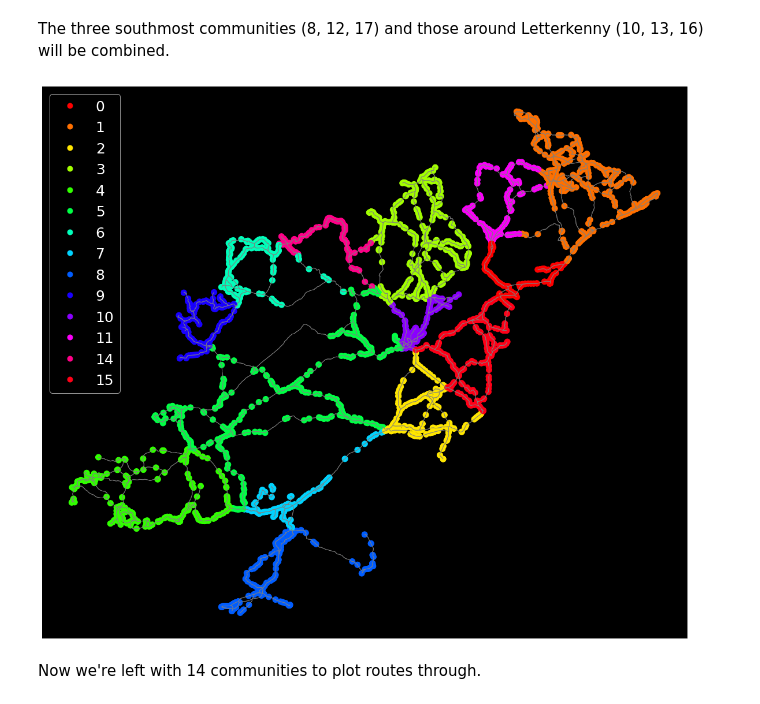
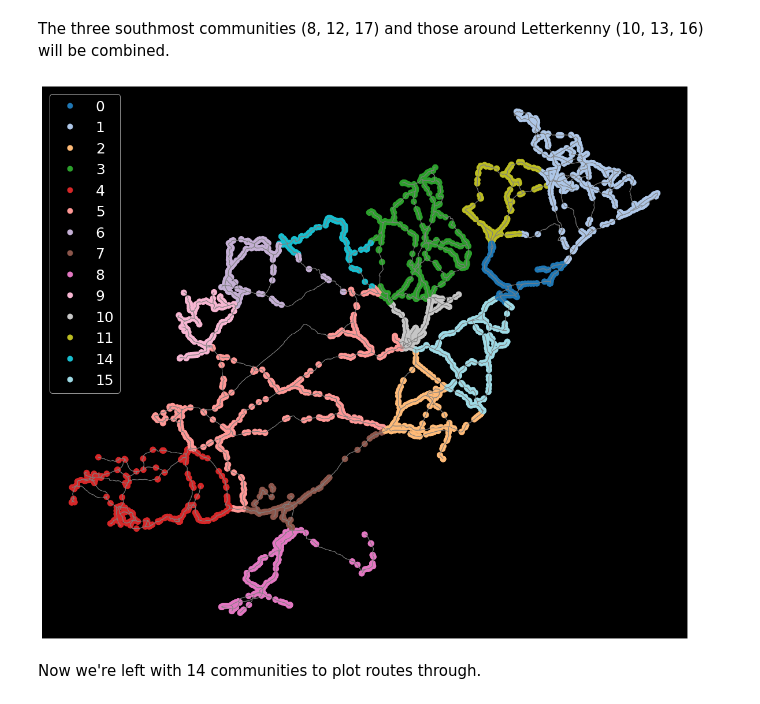
Before and after one commit to ancodia/donegal-bus-routes, a Jupyter notebook: route_planning/notebooks/community_detection.ipynb, the cells around one changed output. Cells and saved outputs as stored; diff of their text form; code cells hidden in the pictures.

Commit message:
more updates to graph plots

```diff
--- a/route_planning/notebooks/community_detection.ipynb
+++ b/route_planning/notebooks/community_detection.ipynb
@@ -121,9 +115,9 @@ for node in G.nodes:
 # %%
 nodes, edges = ox.graph_to_gdfs(G)
 
-helper.plot_community_graph(nodes, edges)
+helper.plot_community_graph(nodes, edges, nodes_cmap="tab20")
 # %% [output]
-[figure, old version]
+[figure, new version]
 # %% [markdown]
 Now we're left with 14 communities to plot routes through.
 # %%
```
Also changed, not shown: parts of 2 cells of this notebook, 2 other files.
